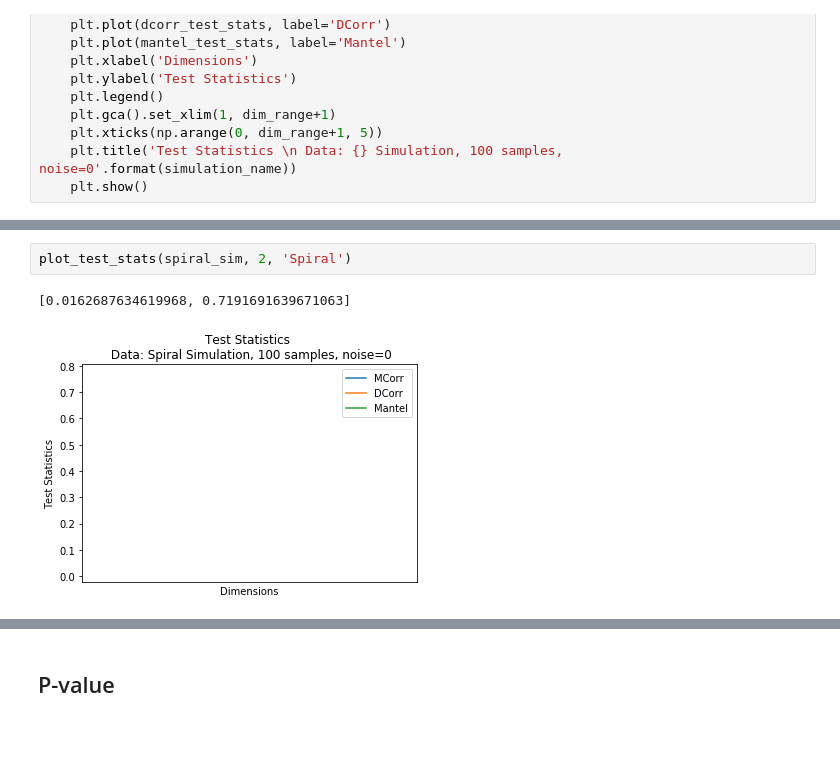
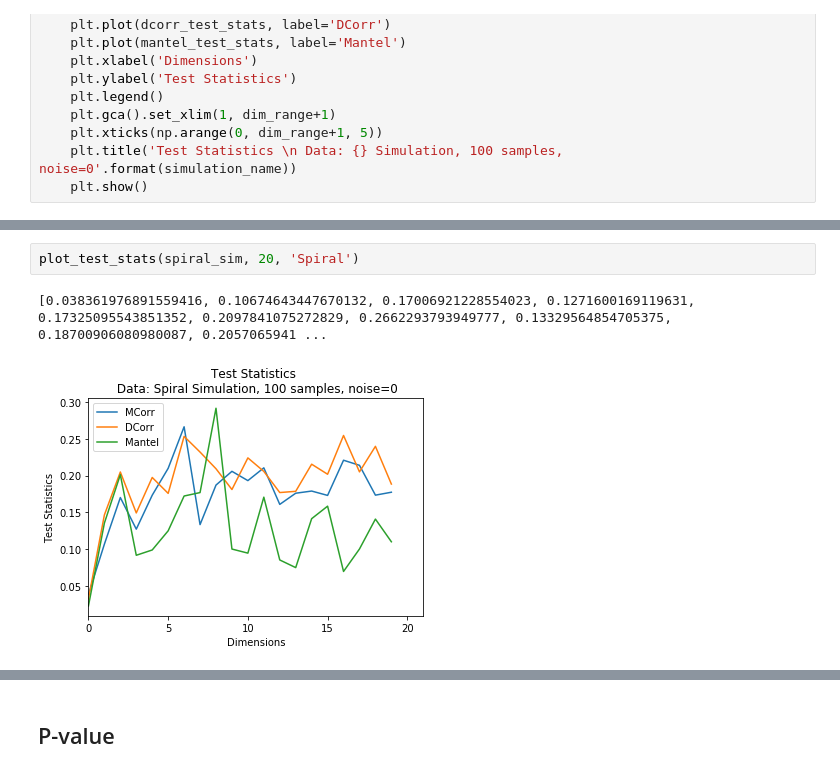
Before and after one commit to neurodata/mgcpy-old, a Jupyter notebook: demos/mcorr_dcorr_mantel.ipynb, the cells around one changed output, grey strips where cells are left out. Drawn from its saved outputs; the diff is of its cells as text; blank space fills up the shorter version.

```diff
--- a/demos/mcorr_dcorr_mantel.ipynb
+++ b/demos/mcorr_dcorr_mantel.ipynb
@@ -50,8 +49,8 @@ plot_test_stats(linear_sim, 20, 'Linear')
 # %%
-plot_test_stats(spiral_sim, 2, 'Spiral')
+plot_test_stats(spiral_sim, 20, 'Spiral')
 # %% [output]
-[0.0162687634619968, 0.7191691639671063]
+[0.038361976891559416, 0.10674643447670132, 0.17006921228554023, 0.1271600169119631, 0.17325095543851352, 0.2097841075272829, 0.2662293793949777, 0.13329564854705375, 0.18700906080980087, 0.2057065941 ...
-[figure, old version]
+[figure, new version]
 # %%
 plot_test_stats(quad_sim, 20, 'Quadratic')
 # %% [output]
```
Also changed, not shown: parts of 9 cells of this notebook.
